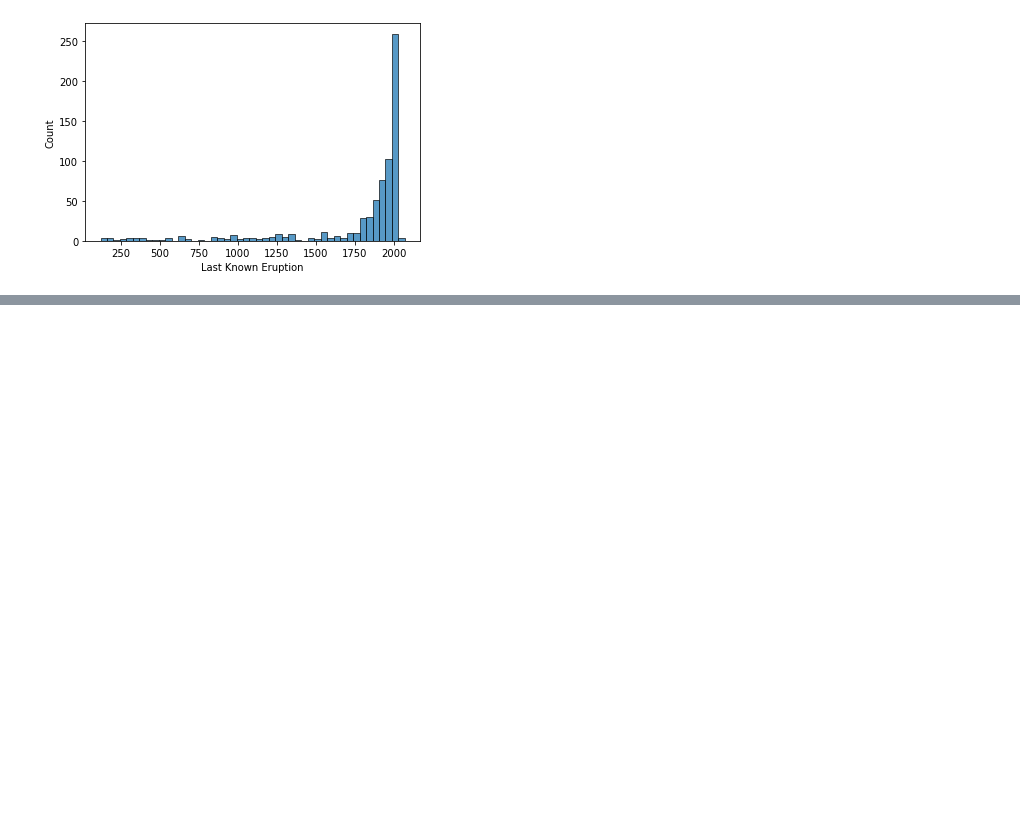
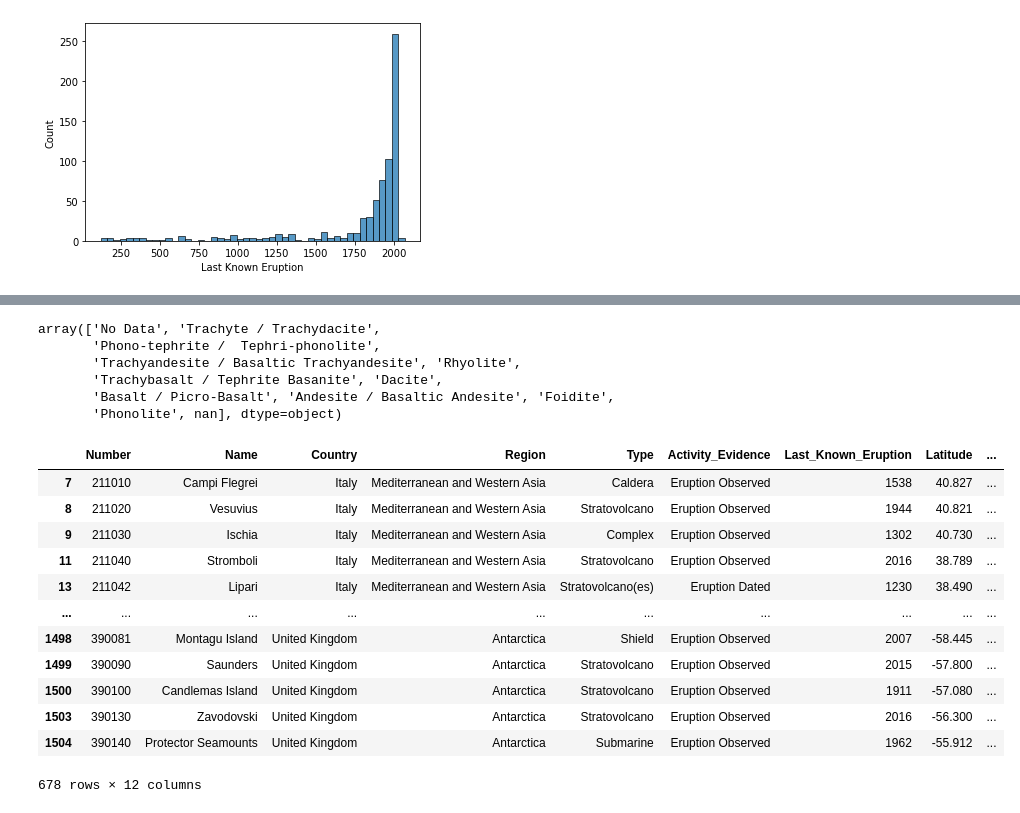
Before and after one commit to htuteja04/practice, a Jupyter notebook: Pandas/Practice_4.ipynb, the cells around one changed output, grey strips where cells are left out. Drawn from its saved outputs; the diff is of its cells as text; code cells hidden in the pictures; blank space fills up the shorter version.

```diff
--- a/Pandas/Practice_4.ipynb
+++ b/Pandas/Practice_4.ipynb
@@ -208,0 +254,4 @@ sns.histplot(vlc['Last Known Eruption']);
+# %%
+vlc.columns  = ['Number', 'Name', 'Country', 'Region', 'Type', 'Activity_Evidence',
+       'Last_Known_Eruption', 'Latitude', 'Longitude', 'Elevation',
+       'Dominant_Rock_Type', 'Tectonic_Setting']
@@ -208,0 +324,31 @@ sns.histplot(vlc['Last Known Eruption']);
+# %%
+vlc['Dominant_Rock_Type'].unique()
+# %% [output]
+array(['No Data', 'Trachyte / Trachydacite',
+       'Phono-tephrite /  Tephri-phonolite',
+       'Trachyandesite / Basaltic Trachyandesite', 'Rhyolite',
+       'Trachybasalt / Tephrite Basanite', 'Dacite',
+       'Basalt / Picro-Basalt', 'Andesite / Basaltic Andesite', 'Foidite',
+       'Phonolite', nan], dtype=object)
+# %%
+vlc_2 = vlc[vlc['Dominant_Rock_Type']!='No Data']
+# %%
+vlc_2.columns = ['Number', 'Name', 'Country', 'Region', 'Type', 'Activity_Evidence',
+       'Last_Known_Eruption', 'Latitude', 'Longitude', 'Elevation',
+       'DRT', 'Tectonic_Setting']
+# %%
+vlc_2
+# %% [output]
+|  | Number | Name | Country | Region | Type | Activity_Evidence | Last_Known_Eruption | Latitude | ... |
+| 7 | 211010 | Campi Flegrei | Italy | Mediterranean and Western Asia | Caldera | Eruption Observed | 1538 | 40.827 | ... |
+| 8 | 211020 | Vesuvius | Italy | Mediterranean and Western Asia | Stratovolcano | Eruption Observed | 1944 | 40.821 | ... |
+| 9 | 211030 | Ischia | Italy | Mediterranean and Western Asia | Complex | Eruption Observed | 1302 | 40.730 | ... |
+| 11 | 211040 | Stromboli | Italy | Mediterranean and Western Asia | Stratovolcano | Eruption Observed | 2016 | 38.789 | ... |
+| 13 | 211042 | Lipari | Italy | Mediterranean and Western Asia | Stratovolcano(es) | Eruption Dated | 1230 | 38.490 | ... |
+| ... | ... | ... | ... | ... | ... | ... | ... | ... | ... |
+| 1498 | 390081 | Montagu Island | United Kingdom | Antarctica | Shield | Eruption Observed | 2007 | -58.445 | ... |
+| 1499 | 390090 | Saunders | United Kingdom | Antarctica | Stratovolcano | Eruption Observed | 2015 | -57.800 | ... |
+| 1500 | 390100 | Candlemas Island | United Kingdom | Antarctica | Stratovolcano | Eruption Observed | 1911 | -57.080 | ... |
+| 1503 | 390130 | Zavodovski | United Kingdom | Antarctica | Stratovolcano | Eruption Observed | 2016 | -56.300 | ... |
+| 1504 | 390140 | Protector Seamounts | United Kingdom | Antarctica | Submarine | Eruption Observed | 1962 | -55.912 | ... |
+678 rows × 12 columns
```
Also changed, not shown: parts of 16 cells of this notebook.
